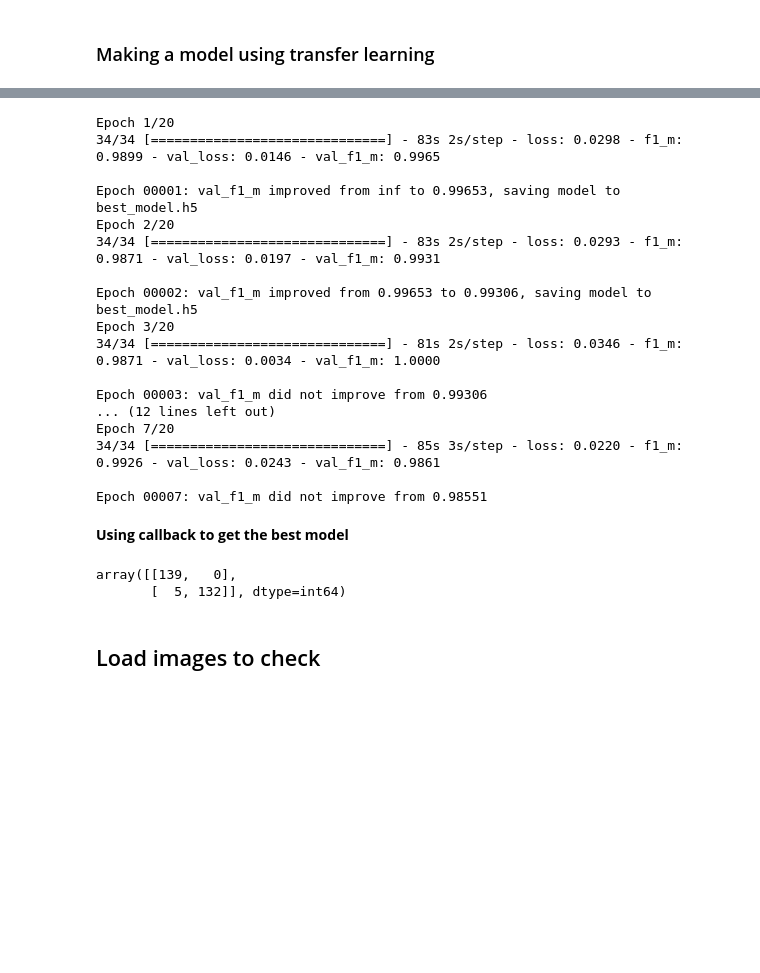
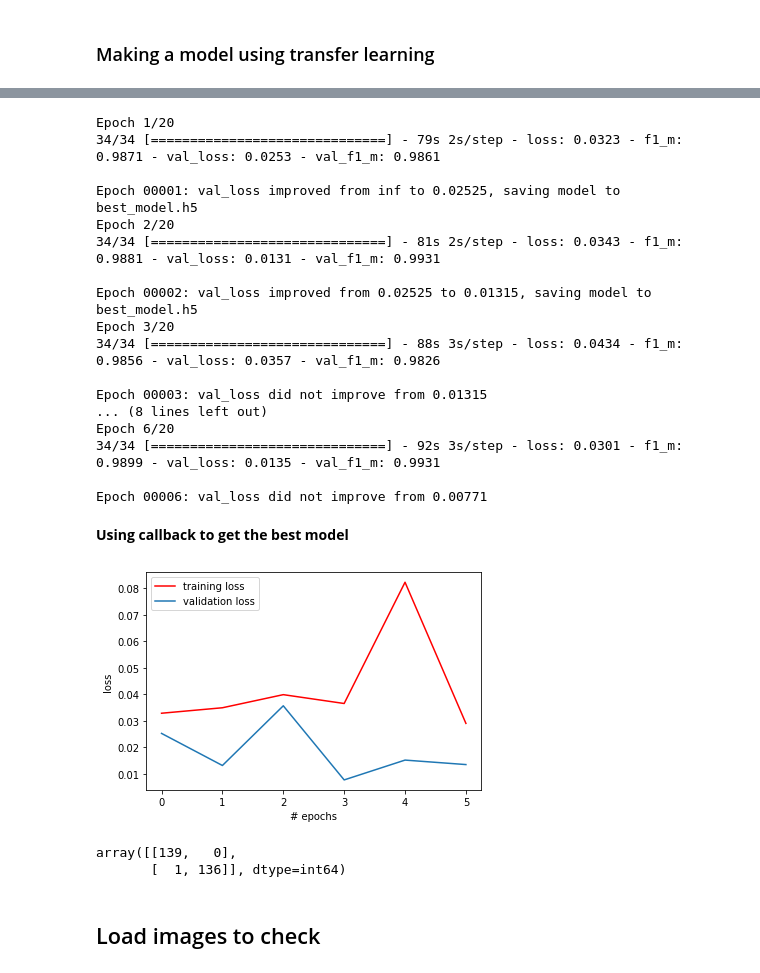
Before and after one commit to vikkykaushik/Face_mask_detection, a Jupyter notebook: face_mask_submission.ipynb, the cells around one changed output, grey strips where cells are left out. Saved outputs shown, nothing was run; the diff lists cells and outputs as text; code cells hidden in the pictures; blank space fills up the shorter version.

```diff
--- a/face_mask_submission.ipynb
+++ b/face_mask_submission.ipynb
@@ -205,7 +203,7 @@ F1 score: 0.981413
 # %%
 #Getting the best model
 
-mc = ModelCheckpoint('best_model.h5', monitor='val_f1_m', mode='auto', verbose=1, save_best_only=True)
+mc = ModelCheckpoint('best_model.h5', monitor='val_loss', mode='auto', verbose=1, save_best_only=True)
 His=model.fit(aug.flow(train_data, train_target),
         steps_per_epoch=len(train_data) // 32,
         validation_data=(test_data, test_target),
@@ -214,24 +212,33 @@ His=model.fit(aug.flow(train_data, train_target),
         callbacks=[es,mc])
 # %% [output]
 Epoch 1/20
-34/34 [==============================] - 83s 2s/step - loss: 0.0298 - f1_m: 0.9899 - val_loss: 0.0146 - val_f1_m: 0.9965
+34/34 [==============================] - 79s 2s/step - loss: 0.0323 - f1_m: 0.9871 - val_loss: 0.0253 - val_f1_m: 0.9861
 
-Epoch 00001: val_f1_m improved from inf to 0.99653, saving model to best_model.h5
+Epoch 00001: val_loss improved from inf to 0.02525, saving model to best_model.h5
 Epoch 2/20
-34/34 [==============================] - 83s 2s/step - loss: 0.0293 - f1_m: 0.9871 - val_loss: 0.0197 - val_f1_m: 0.9931
+34/34 [==============================] - 81s 2s/step - loss: 0.0343 - f1_m: 0.9881 - val_loss: 0.0131 - val_f1_m: 0.9931
 
-Epoch 00002: val_f1_m improved from 0.99653 to 0.99306, saving model to best_model.h5
+Epoch 00002: val_loss improved from 0.02525 to 0.01315, saving model to best_model.h5
 Epoch 3/20
-34/34 [==============================] - 81s 2s/step - loss: 0.0346 - f1_m: 0.9871 - val_loss: 0.0034 - val_f1_m: 1.0000
+34/34 [==============================] - 88s 3s/step - loss: 0.0434 - f1_m: 0.9856 - val_loss: 0.0357 - val_f1_m: 0.9826
 
-Epoch 00003: val_f1_m did not improve from 0.99306
-... (12 lines left out)
-Epoch 7/20
-34/34 [==============================] - 85s 3s/step - loss: 0.0220 - f1_m: 0.9926 - val_loss: 0.0243 - val_f1_m: 0.9861
+Epoch 00003: val_loss did not improve from 0.01315
+... (8 lines left out)
+Epoch 6/20
+34/34 [==============================] - 92s 3s/step - loss: 0.0301 - f1_m: 0.9899 - val_loss: 0.0135 - val_f1_m: 0.9931
 
-Epoch 00007: val_f1_m did not improve from 0.98551
+Epoch 00006: val_loss did not improve from 0.00771
 # %% [markdown]
 **Using callback to get the best model**
+# %%
+plt.plot(His.history['loss'],'r',label='training loss')
+plt.plot(His.history['val_loss'],label='validation loss')
+plt.xlabel('# epochs')
+plt.ylabel('loss')
+plt.legend()
+plt.show()
+# %% [output]
+[figure, added]
 # %%
 # for best model
 # load the saved model
@@ -244,11 +251,11 @@ saved_model = load_model('best_model.h5',custom_objects=dependencies)
 pred_best=saved_model.predict(test_data)
 pred_best = np.argmax(pred_best, axis=1)
 # %%
-confusion_matrix_graph = confusion_matrix(test_target.argmax(axis=1), predIdxs)
+confusion_matrix_graph = confusion_matrix(test_target.argmax(axis=1), pred_best)
 confusion_matrix_graph
 # %% [output]
 array([[139,   0],
-       [  5, 132]], dtype=int64)
+       [  1, 136]], dtype=int64)
 # %% [markdown]
 ## Load images to check
 # %%
```
Also changed, not shown: parts of 7 cells of this notebook.
